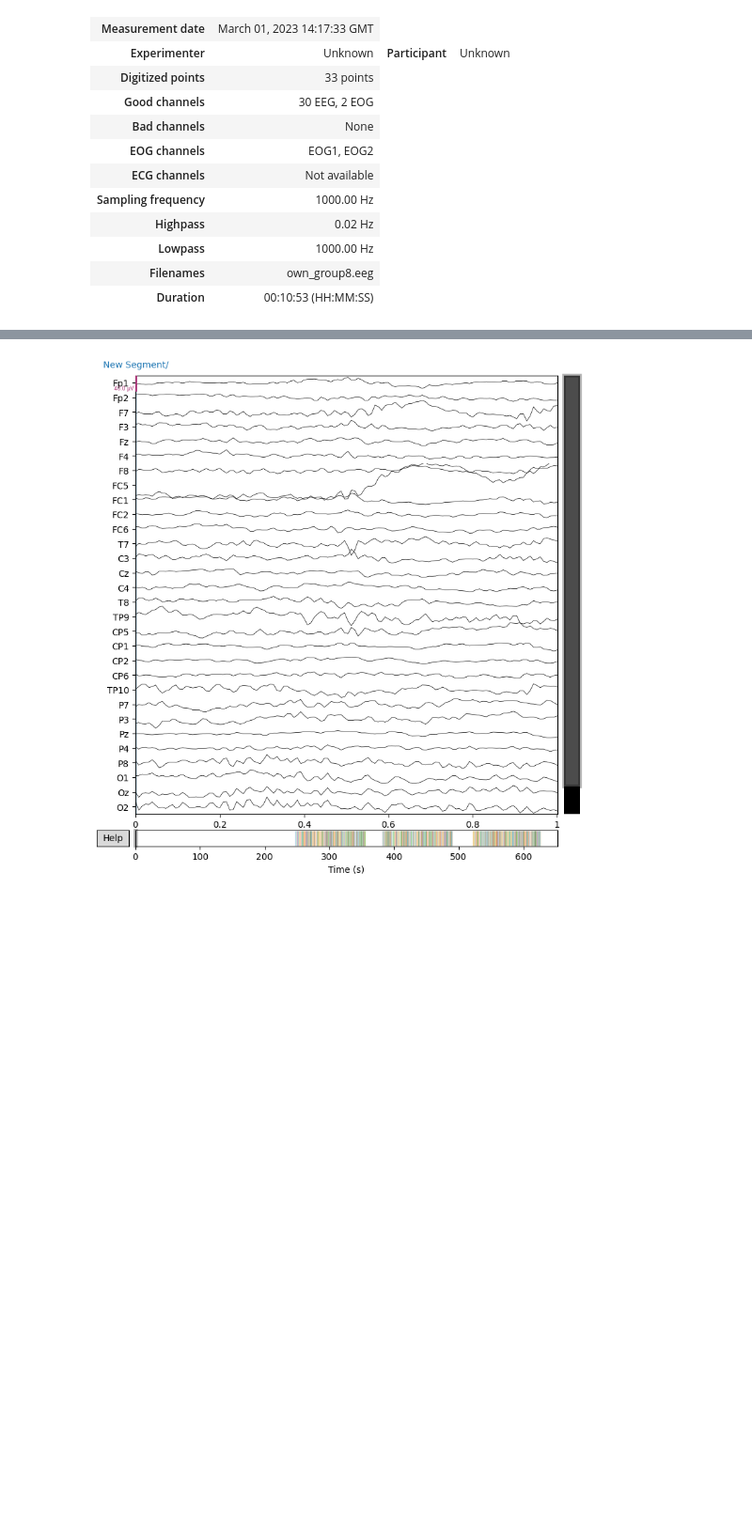
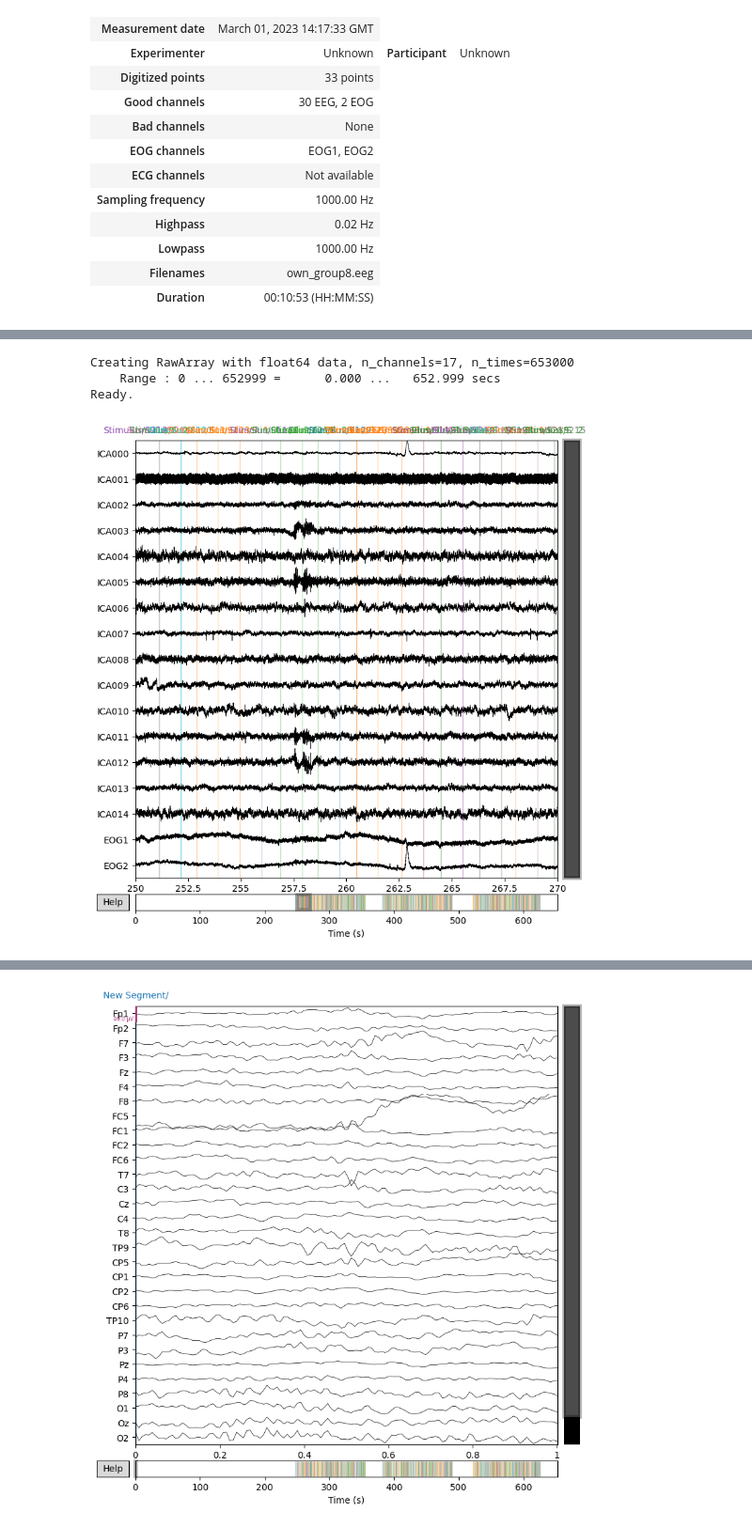
Before and after one commit to lauritswl/EEG_Thatcher_Effect, a Jupyter notebook: thatcher_experiment_notebook_EEG.ipynb, the cells around one changed output, grey strips where cells are left out. Shown at 94% size. Cells and saved outputs as stored; diff of their text form; code cells hidden in the pictures; blank space fills up the shorter version.

```diff
--- a/thatcher_experiment_notebook_EEG.ipynb
+++ b/thatcher_experiment_notebook_EEG.ipynb
@@ -154,3 +149,11 @@ Ready.
+# %%
+# Visually investigate the components after 250 seconds
+ica.plot_sources(raw_fit, start = 250);
+# %% [output]
+Creating RawArray with float64 data, n_channels=17, n_times=653000
+    Range : 0 ... 652999 =      0.000 ...   652.999 secs
+Ready.
+[figure, added]
 # %%
 ica.exclude = [0,1,2] # setting the exclude argument to the noise components
 ica.plot_properties(raw, picks=ica.exclude); # plotting the components that will be excluded (sanity check, did we index the right ones?)
```
Also changed, not shown: parts of 21 cells of this notebook, 3 other files.
